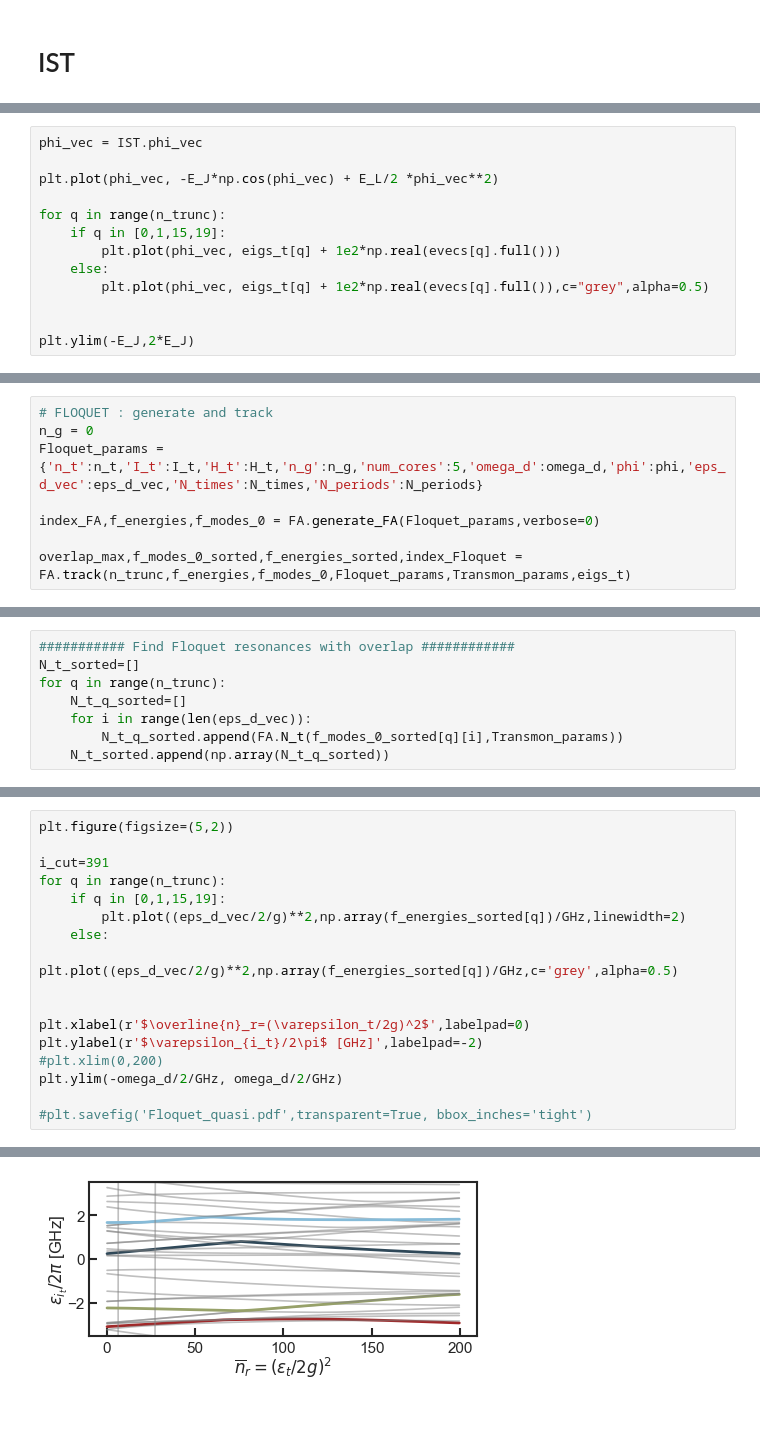
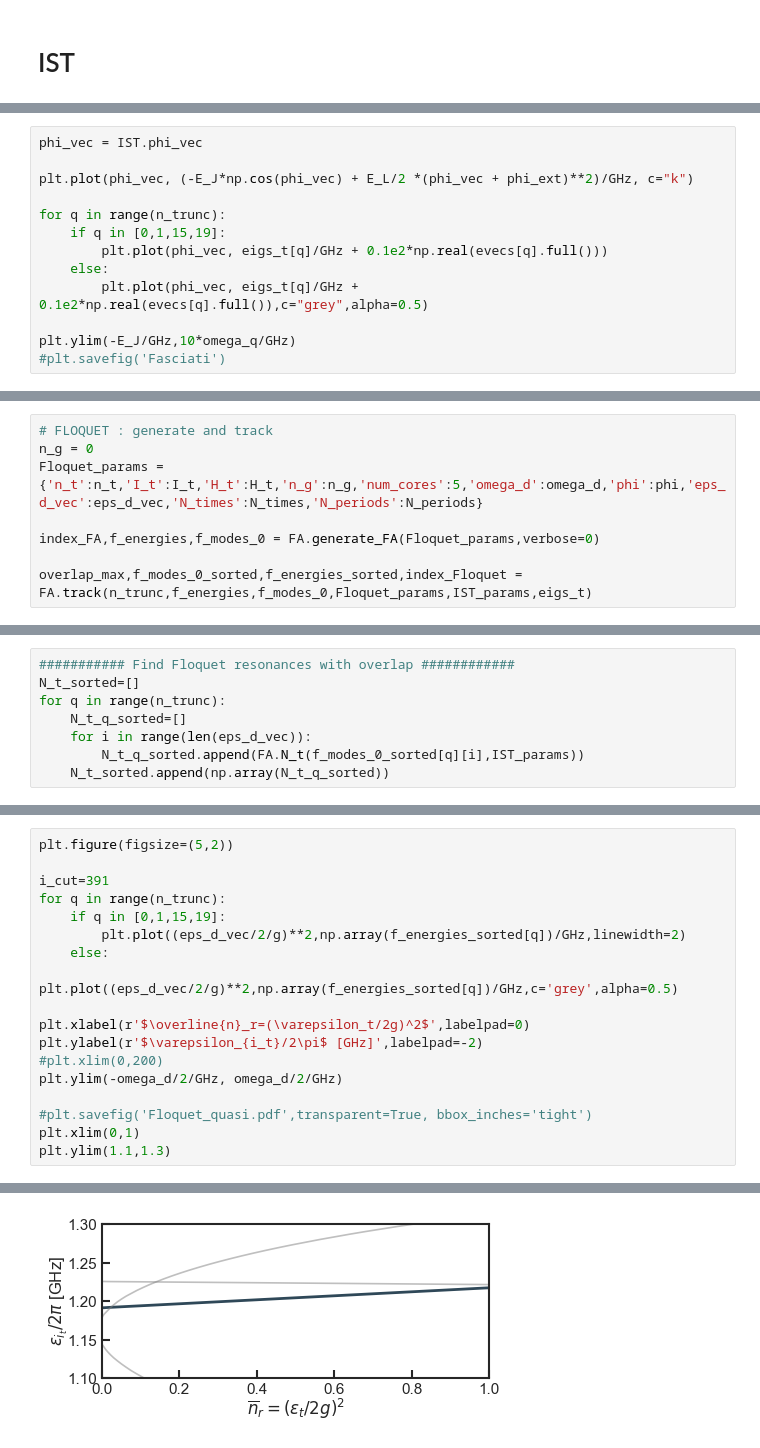
Before and after one commit to mariefdum/ionization, a Jupyter notebook: Example_L_shunted_transmon.ipynb, the cells around one changed output, grey strips where cells are left out. Drawn from its saved outputs; the diff is of its cells as text; blank space fills up the shorter version.

Commit message:
L shunted transmon examples

```diff
--- a/Example_L_shunted_transmon.ipynb
+++ b/Example_L_shunted_transmon.ipynb
@@ -205,13 +273,0 @@ for i in range(1,8):
-# %%
-phi_vec = IST.phi_vec
-
-plt.plot(phi_vec, -E_J*np.cos(phi_vec) + E_L/2 *phi_vec**2)
-
-for q in range(n_trunc):
-    if q in [0,1,15,19]:
-        plt.plot(phi_vec, eigs_t[q] + 1e2*np.real(evecs[q].full()))
-    else:
-        plt.plot(phi_vec, eigs_t[q] + 1e2*np.real(evecs[q].full()),c="grey",alpha=0.5)
-
-
-plt.ylim(-E_J,2*E_J)
@@ -220,0 +291,13 @@ plt.ylim(-E_J,2*E_J)
+# %%
+phi_vec = IST.phi_vec
+
+plt.plot(phi_vec, (-E_J*np.cos(phi_vec) + E_L/2 *(phi_vec + phi_ext)**2)/GHz, c="k")
+
+for q in range(n_trunc):
+    if q in [0,1,15,19]:
+        plt.plot(phi_vec, eigs_t[q]/GHz + 0.1e2*np.real(evecs[q].full()))
+    else:
+        plt.plot(phi_vec, eigs_t[q]/GHz + 0.1e2*np.real(evecs[q].full()),c="grey",alpha=0.5)
+
+plt.ylim(-E_J/GHz,10*omega_q/GHz)
+#plt.savefig('Fasciati')
@@ -225,4 +311,4 @@ Floquet_params = {'n_t':n_t,'I_t':I_t,'H_t':H_t,'n_g':n_g,'num_cores':5,'omega_d
 
 index_FA,f_energies,f_modes_0 = FA.generate_FA(Floquet_params,verbose=0)
 
-overlap_max,f_modes_0_sorted,f_energies_sorted,index_Floquet = FA.track(n_trunc,f_energies,f_modes_0,Floquet_params,Transmon_params,eigs_t)
+overlap_max,f_modes_0_sorted,f_energies_sorted,index_Floquet = FA.track(n_trunc,f_energies,f_modes_0,Floquet_params,IST_params,eigs_t)
@@ -232,7 +337,7 @@ N_t_sorted=[]
 for q in range(n_trunc):
     N_t_q_sorted=[]
     for i in range(len(eps_d_vec)):
-        N_t_q_sorted.append(FA.N_t(f_modes_0_sorted[q][i],Transmon_params))
+        N_t_q_sorted.append(FA.N_t(f_modes_0_sorted[q][i],IST_params))
     N_t_sorted.append(np.array(N_t_q_sorted))
 # %%
 lwidth=1.7
@@ -271,11 +376,12 @@ for q in range(n_trunc):
     else:
         plt.plot((eps_d_vec/2/g)**2,np.array(f_energies_sorted[q])/GHz,c='grey',alpha=0.5)
 
-
 plt.xlabel(r'$\overline{n}_r=(\varepsilon_t/2g)^2$',labelpad=0)
 plt.ylabel(r'$\varepsilon_{i_t}/2\pi$ [GHz]',labelpad=-2)
 #plt.xlim(0,200)
 plt.ylim(-omega_d/2/GHz, omega_d/2/GHz)
 
 #plt.savefig('Floquet_quasi.pdf',transparent=True, bbox_inches='tight')
+plt.xlim(0,1)
+plt.ylim(1.1,1.3)
 # %% [output]
@@ -283 +389 @@ plt.ylim(-omega_d/2/GHz, omega_d/2/GHz)
-[figure, old version]
+[figure, new version]
```
Also changed, not shown: parts of 14 cells of this notebook.
